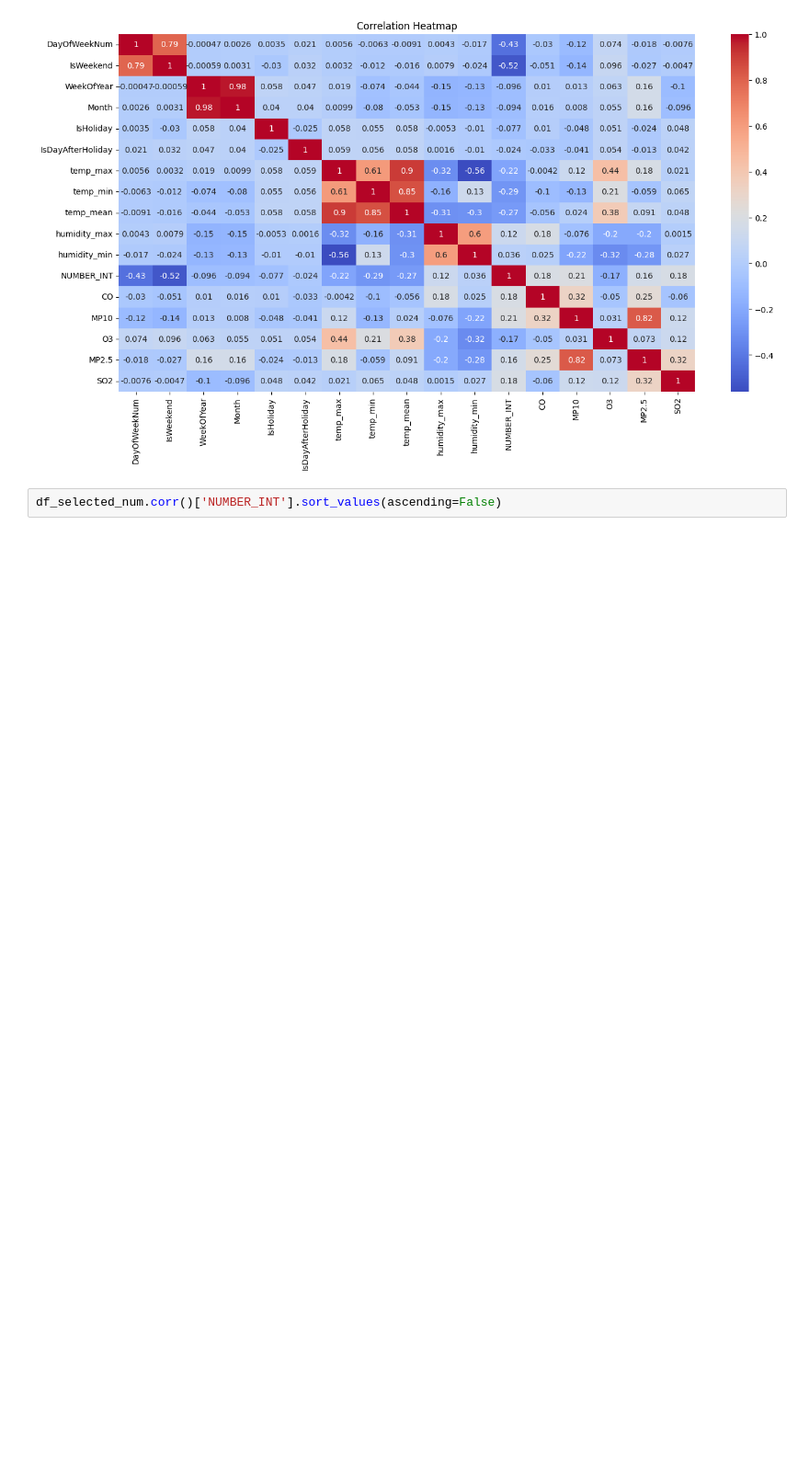
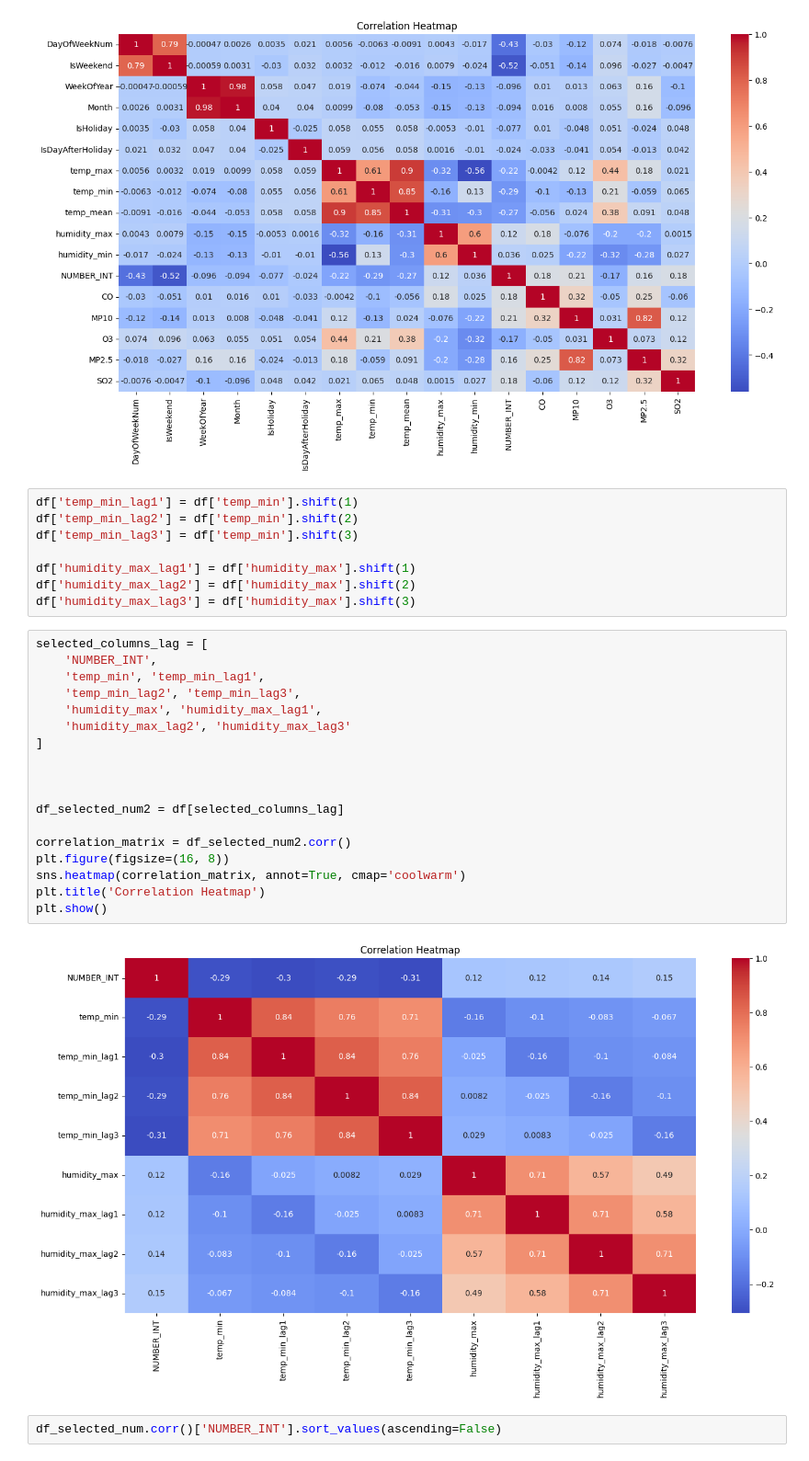
Before and after one commit to Oak10/hospital-adm-pw-rel, a Jupyter notebook: minas_gerais/belo_horizonte/station_amazonas/0_1_amazonas_data_view.ipynb, the cells around one changed output. Shown at 92% size. Drawn from its saved outputs; the diff is of its cells as text; blank space fills up the shorter version.

Commit message:
added train_lag_temp

```diff
--- a/minas_gerais/belo_horizonte/station_amazonas/0_1_amazonas_data_view.ipynb
+++ b/minas_gerais/belo_horizonte/station_amazonas/0_1_amazonas_data_view.ipynb
@@ -281,6 +281,34 @@ plt.title('Correlation Heatmap')
 plt.show()
 # %% [output]
 [figure]
+# %%
+df['temp_min_lag1'] = df['temp_min'].shift(1)
+df['temp_min_lag2'] = df['temp_min'].shift(2)
+df['temp_min_lag3'] = df['temp_min'].shift(3)
+
+df['humidity_max_lag1'] = df['humidity_max'].shift(1)
+df['humidity_max_lag2'] = df['humidity_max'].shift(2)
+df['humidity_max_lag3'] = df['humidity_max'].shift(3)
+# %%
+selected_columns_lag = [
+    'NUMBER_INT',
+    'temp_min', 'temp_min_lag1',
+    'temp_min_lag2', 'temp_min_lag3',
+    'humidity_max', 'humidity_max_lag1',
+    'humidity_max_lag2', 'humidity_max_lag3'
+]
+
+
+
+df_selected_num2 = df[selected_columns_lag]
+
+correlation_matrix = df_selected_num2.corr()
+plt.figure(figsize=(16, 8))
+sns.heatmap(correlation_matrix, annot=True, cmap='coolwarm')
+plt.title('Correlation Heatmap')
+plt.show()
+# %% [output]
+[figure, added]
 # %%
 df_selected_num.corr()['NUMBER_INT'].sort_values(ascending=False)
 # %% [output]
```
Also changed, not shown: 3 other files.
